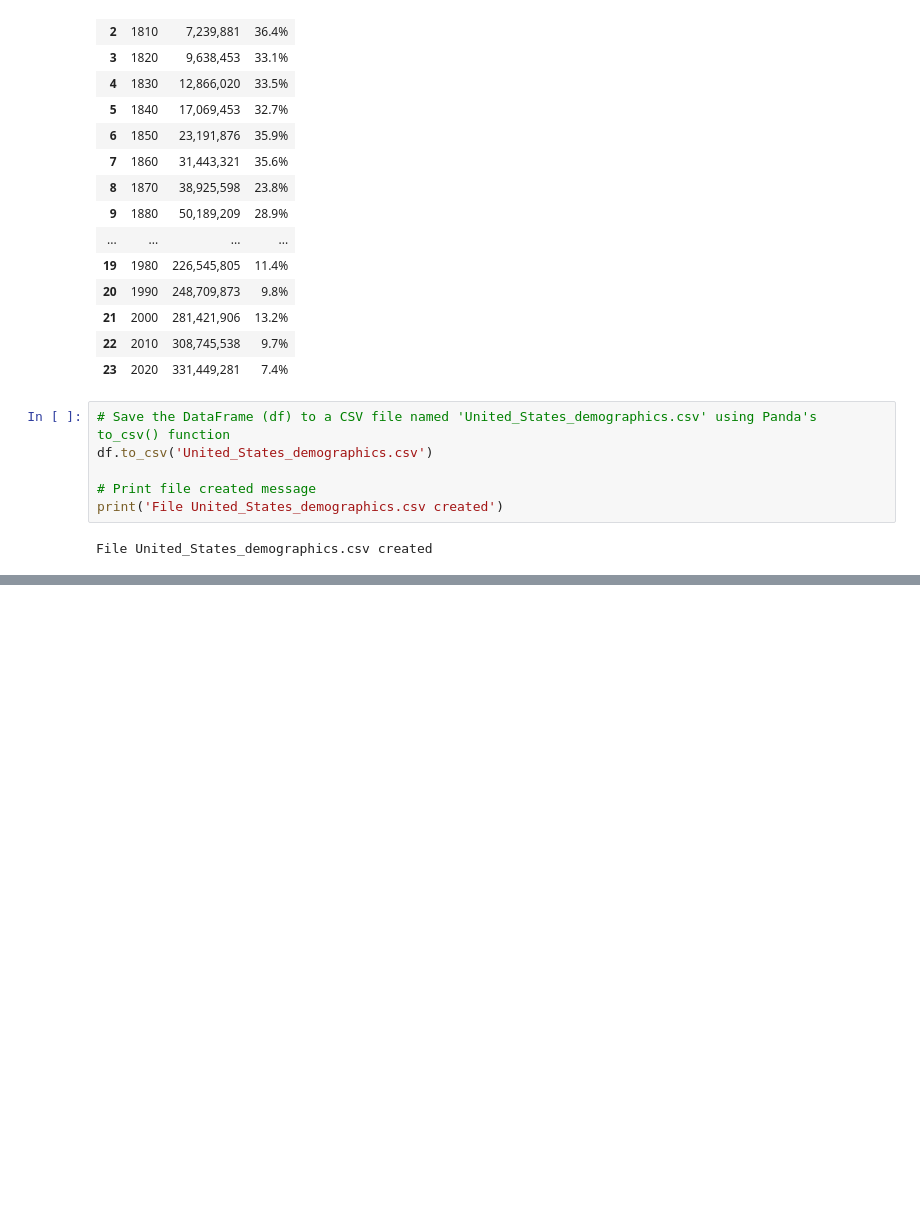
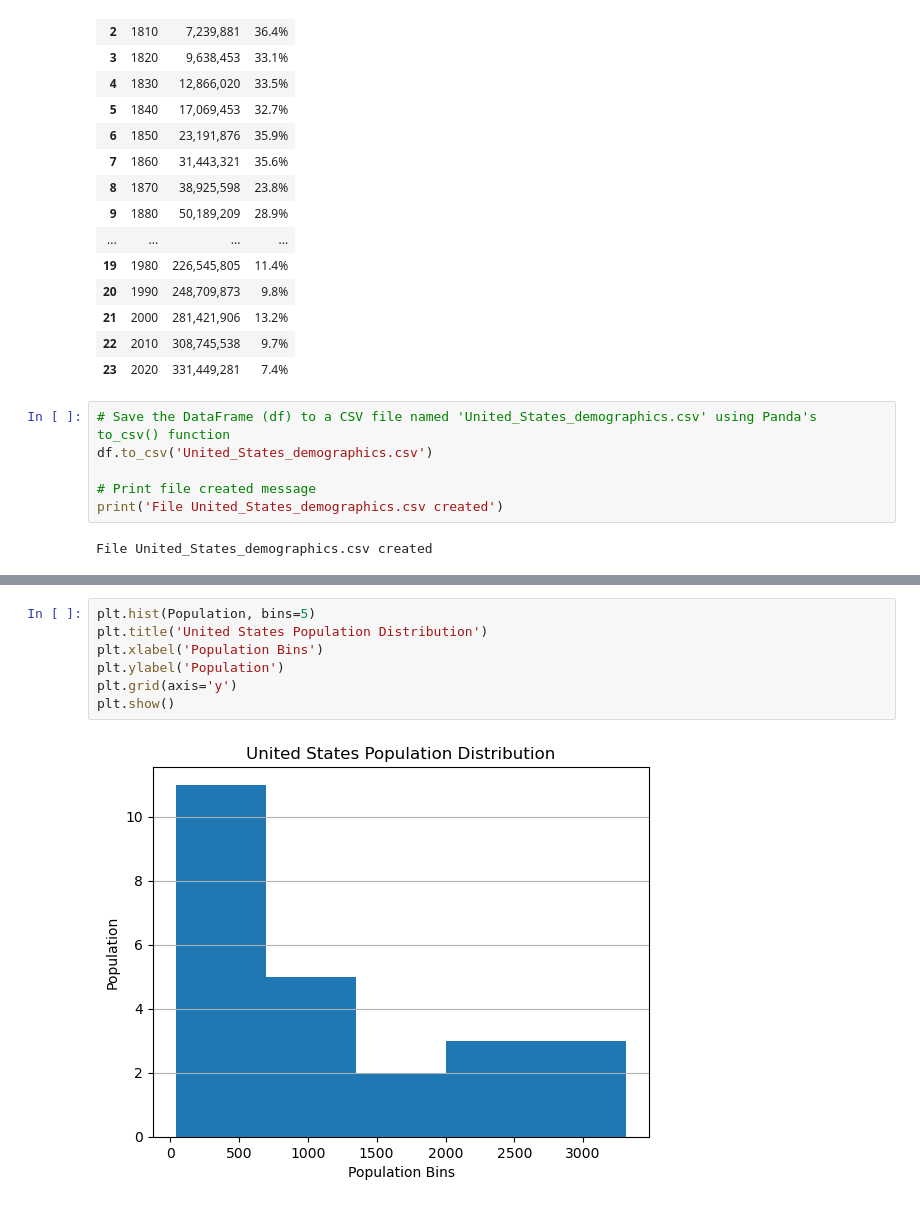
Before and after one commit to bjgill33/CSC221-bjgill-GroupProject, a Jupyter notebook: CSC221-bjgill-GroupProject.ipynb, the cells around one changed output, grey strips where cells are left out. Cells and saved outputs as stored; diff of their text form; blank space fills up the shorter version.

```diff
--- a/CSC221-bjgill-GroupProject.ipynb
+++ b/CSC221-bjgill-GroupProject.ipynb
@@ -151,0 +174,9 @@ File United_States_demographics.csv created
+# %%
+plt.hist(Population, bins=5)
+plt.title('United States Population Distribution')
+plt.xlabel('Population Bins')
+plt.ylabel('Population')
+plt.grid(axis='y')
+plt.show()
+# %% [output]
+[figure, added]
```
Also changed, not shown: parts of 4 cells of this notebook.
